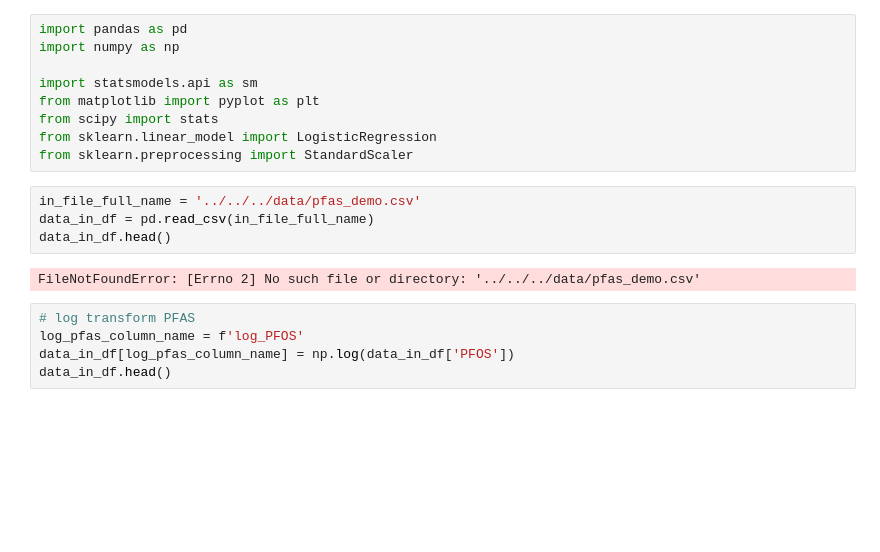
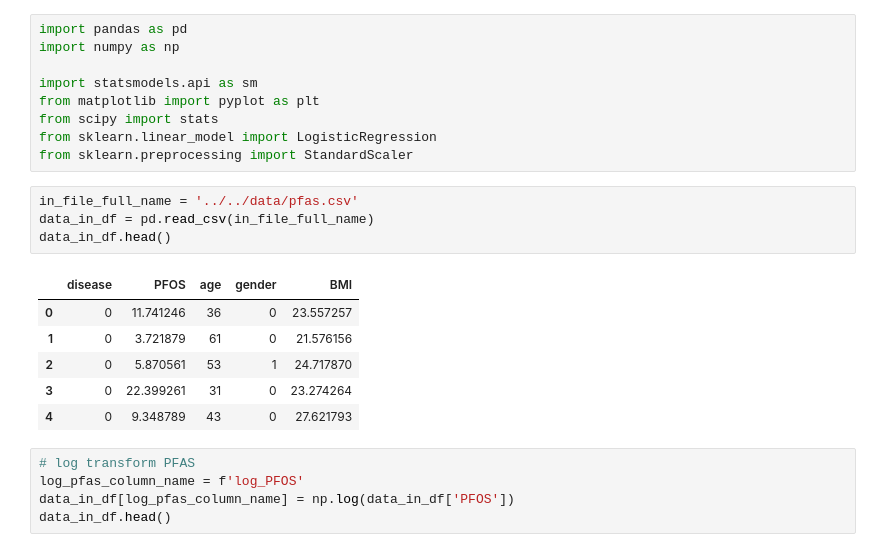
Before and after one commit to duxiuxia-bioinformatics/teach_machine_learning_and_ai, a Jupyter notebook: src/teaching/classification/logistic_regression/logistic_regression_on_pfas.ipynb, the cells around one changed output. Drawn from its saved outputs; the diff is of its cells as text; blank space fills up the shorter version.

```diff
--- a/src/teaching/classification/logistic_regression/logistic_regression_on_pfas.ipynb
+++ b/src/teaching/classification/logistic_regression/logistic_regression_on_pfas.ipynb
@@ -8,11 +8,16 @@ from scipy import stats
 from sklearn.linear_model import LogisticRegression
 from sklearn.preprocessing import StandardScaler
 # %%
-in_file_full_name = '../../../data/pfas_demo.csv'
+in_file_full_name = '../../data/pfas.csv'
 data_in_df = pd.read_csv(in_file_full_name)
 data_in_df.head()
 # %% [output]
-FileNotFoundError: [Errno 2] No such file or directory: '../../../data/pfas_demo.csv'
+|  | disease | PFOS | age | gender | BMI |
+| 0 | 0 | 11.741246 | 36 | 0 | 23.557257 |
+| 1 | 0 | 3.721879 | 61 | 0 | 21.576156 |
+| 2 | 0 | 5.870561 | 53 | 1 | 24.717870 |
+| 3 | 0 | 22.399261 | 31 | 0 | 23.274264 |
+| 4 | 0 | 9.348789 | 43 | 0 | 27.621793 |
 # %%
 # log transform PFAS
 log_pfas_column_name = f'log_PFOS'
```
Also changed, not shown: parts of 11 cells of this notebook, 7 other files.
